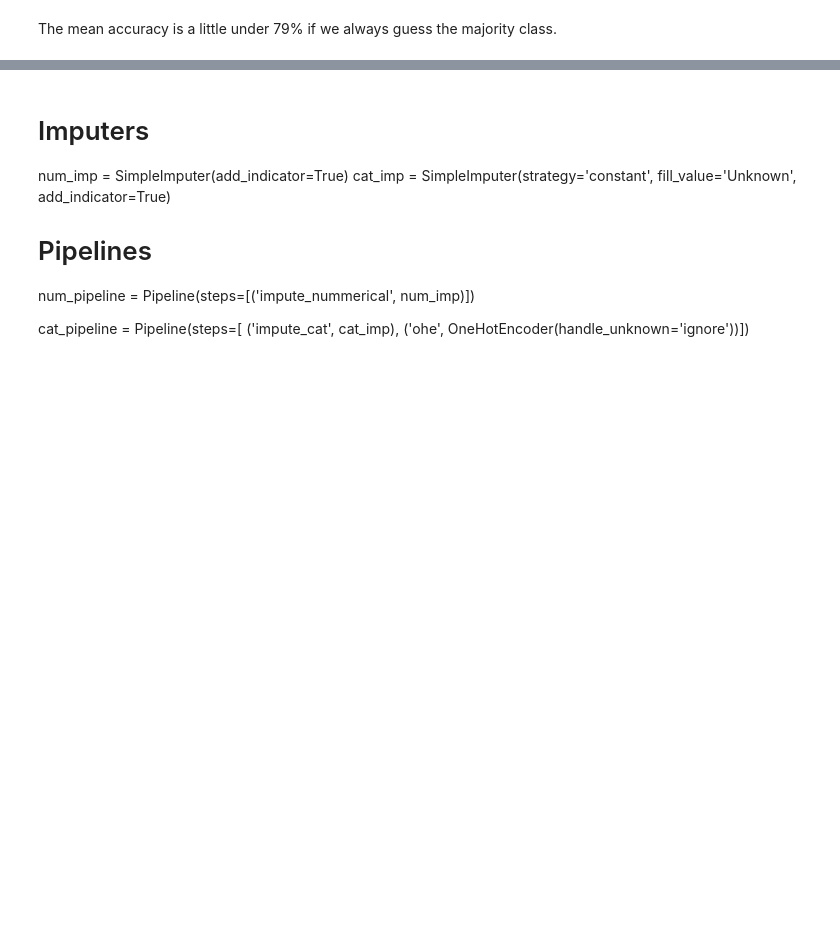
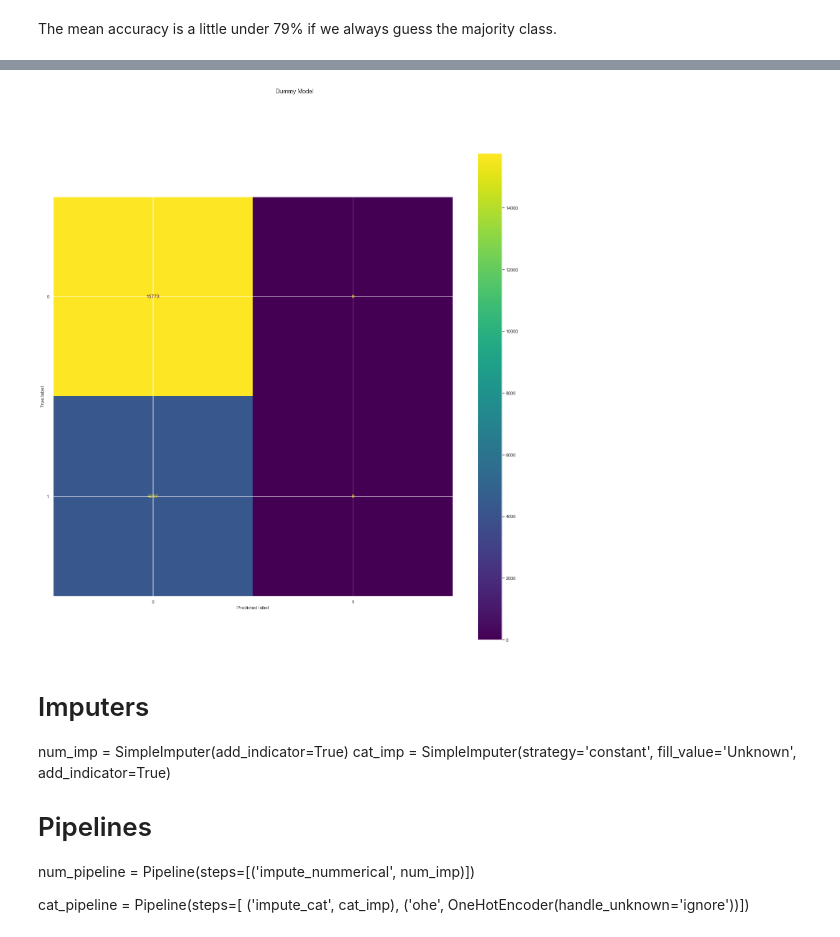
Before and after one commit to K-Pegg/Vaccines-Project, a Jupyter notebook: Notebooks/Juvenson-working-notebook.ipynb, the cells around one changed output, grey strips where cells are left out. Cells and saved outputs as stored; diff of their text form; code cells hidden in the pictures; blank space fills up the shorter version.

```diff
--- a/Notebooks/Juvenson-working-notebook.ipynb
+++ b/Notebooks/Juvenson-working-notebook.ipynb
@@ -461,3 +518,11 @@ X_test.shape
+# %%
+fig, ax = plt.subplots()
+
+fig.suptitle("Dummy Model")
+
+ConfusionMatrixDisplay(confusion_matrix(y_train, dummy_model.predict(X_train))).plot(ax=ax);
+# %% [output]
+[figure, added]
 # %% [markdown]
 # Imputers
 num_imp = SimpleImputer(add_indicator=True)
```
Also changed, not shown: parts of 35 cells of this notebook.
